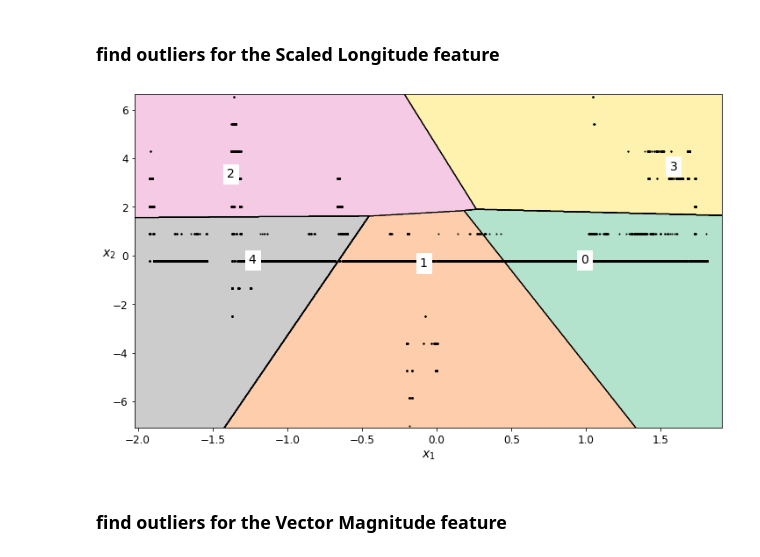
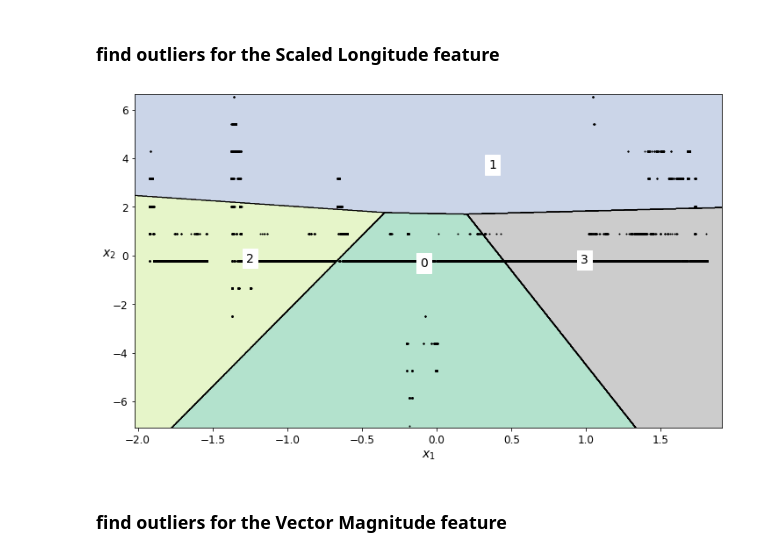
Before and after one commit to mdye/TZVOLCANO_machine_learning, a Jupyter notebook: MD_01_TZVOLCANO_Unsupervised_AI_Anomaly_Detection.ipynb, the cells around one changed output. Cells and saved outputs as stored; diff of their text form; code cells hidden in the pictures.

```diff
--- a/MD_01_TZVOLCANO_Unsupervised_AI_Anomaly_Detection.ipynb
+++ b/MD_01_TZVOLCANO_Unsupervised_AI_Anomaly_Detection.ipynb
@@ -548,22 +549,22 @@ scaled_latitude_regions_to_retain = [1,3,0]
 ### find outliers for the Scaled Longitude feature
 # %%
 field_to_analyze = 'Scaled Longitude'
-number_of_clusters = 5
+number_of_clusters = 4
 
 
 # Impute the data
 scaled_longitude_kmeans_data_imputed = transform_data_for_kmeans(scaled_data, field_to_analyze)
 
 # Train the K-means model
 scaled_longitude_kmeans = KMeans(n_clusters=number_of_clusters, random_state=41)
 
 scaled_longitude_cluster_labels = scaled_longitude_kmeans.fit_predict(scaled_longitude_kmeans_data_imputed)
 
 # Plot the decision boundaries
 plt.figure(figsize=(12, 7))
 plot_decision_boundaries(scaled_longitude_kmeans, scaled_longitude_kmeans_data_imputed)
 # %% [output]
-[figure, old version]
+[figure, new version]
 # %%
 # Based on the labeled regions from the decision boundary plot, decide which regions should be retained
 scaled_longitude_regions_to_retain = [3,0,2]
```
Also changed, not shown: parts of 9 cells of this notebook.
